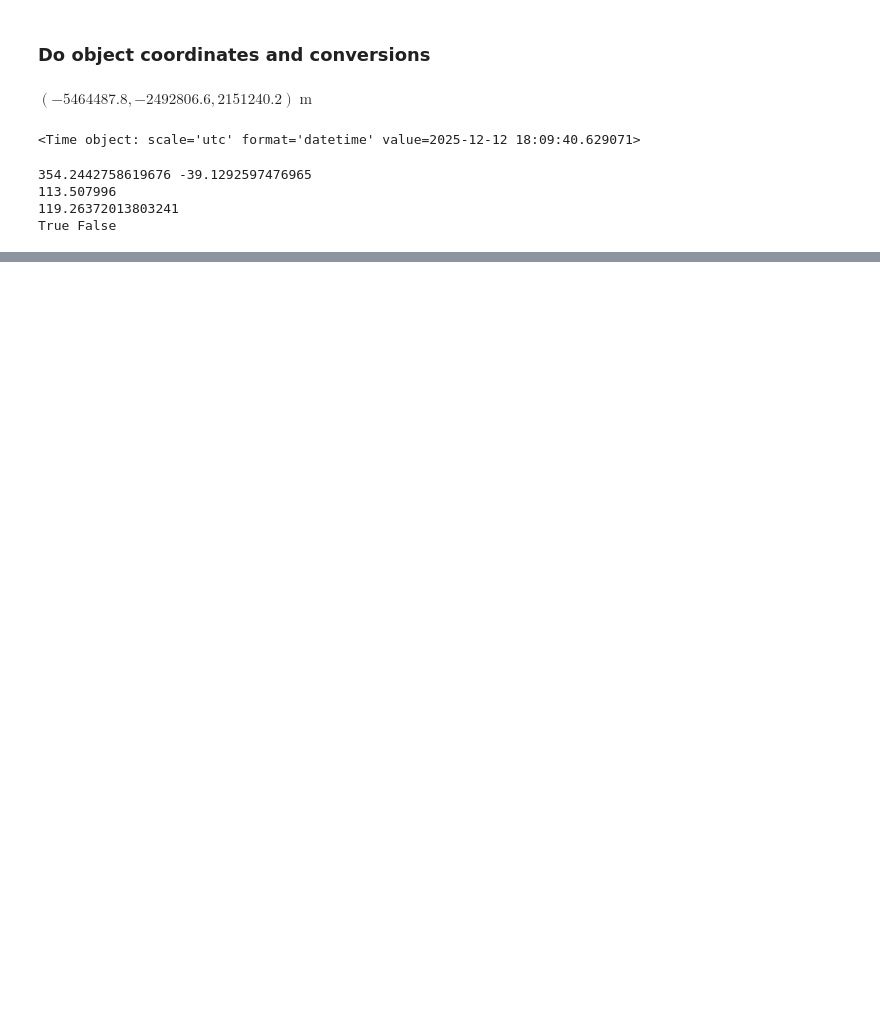
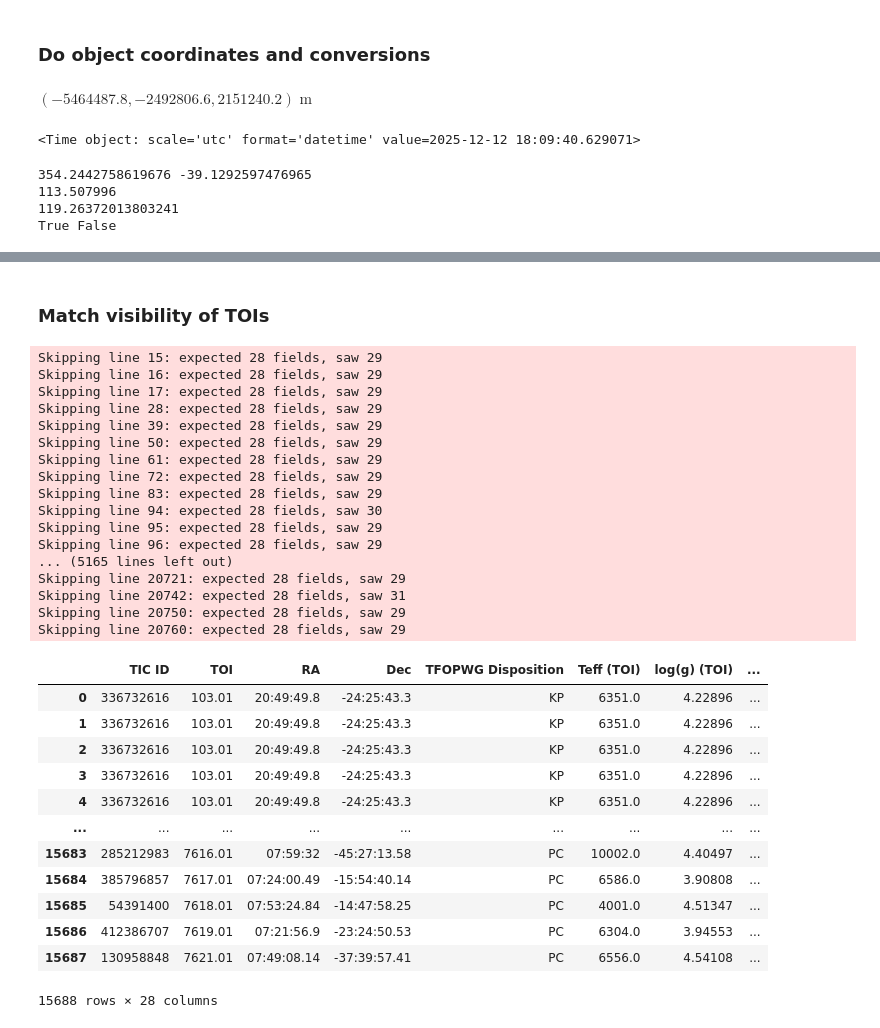
Before and after one commit to isa-kain/twilight, a Jupyter notebook: Pointing constraints tool.ipynb, the cells around one changed output, grey strips where cells are left out. Drawn from its saved outputs; the diff is of its cells as text; code cells hidden in the pictures; blank space fills up the shorter version.

```diff
--- a/Pointing constraints tool.ipynb
+++ b/Pointing constraints tool.ipynb
@@ -612,0 +620,37 @@ plt.show()
+# %% [markdown]
+### Match visibility of TOIs
+# %%
+toi_list = pd.read_csv('/Users/isabelkain/Desktop/Twilight_/twilight-observing-tool/exofop_tess(1).csv',
+                       skiprows=2, on_bad_lines='warn')
+toi_list
+# %% [output]
+Skipping line 15: expected 28 fields, saw 29
+Skipping line 16: expected 28 fields, saw 29
+Skipping line 17: expected 28 fields, saw 29
+Skipping line 28: expected 28 fields, saw 29
+Skipping line 39: expected 28 fields, saw 29
+Skipping line 50: expected 28 fields, saw 29
+Skipping line 61: expected 28 fields, saw 29
+Skipping line 72: expected 28 fields, saw 29
+Skipping line 83: expected 28 fields, saw 29
+Skipping line 94: expected 28 fields, saw 30
+Skipping line 95: expected 28 fields, saw 29
+Skipping line 96: expected 28 fields, saw 29
+... (5165 lines left out)
+Skipping line 20721: expected 28 fields, saw 29
+Skipping line 20742: expected 28 fields, saw 31
+Skipping line 20750: expected 28 fields, saw 29
+Skipping line 20760: expected 28 fields, saw 29
+|  | TIC ID | TOI | RA | Dec | TFOPWG Disposition | Teff (TOI) | log(g) (TOI) | ... |
+| 0 | 336732616 | 103.01 | 20:49:49.8 | -24:25:43.3 | KP | 6351.0 | 4.22896 | ... |
+| 1 | 336732616 | 103.01 | 20:49:49.8 | -24:25:43.3 | KP | 6351.0 | 4.22896 | ... |
+| 2 | 336732616 | 103.01 | 20:49:49.8 | -24:25:43.3 | KP | 6351.0 | 4.22896 | ... |
+| 3 | 336732616 | 103.01 | 20:49:49.8 | -24:25:43.3 | KP | 6351.0 | 4.22896 | ... |
+| 4 | 336732616 | 103.01 | 20:49:49.8 | -24:25:43.3 | KP | 6351.0 | 4.22896 | ... |
+| ... | ... | ... | ... | ... | ... | ... | ... | ... |
+| 15683 | 285212983 | 7616.01 | 07:59:32 | -45:27:13.58 | PC | 10002.0 | 4.40497 | ... |
+| 15684 | 385796857 | 7617.01 | 07:24:00.49 | -15:54:40.14 | PC | 6586.0 | 3.90808 | ... |
+| 15685 | 54391400 | 7618.01 | 07:53:24.84 | -14:47:58.25 | PC | 4001.0 | 4.51347 | ... |
+| 15686 | 412386707 | 7619.01 | 07:21:56.9 | -23:24:50.53 | PC | 6304.0 | 3.94553 | ... |
+| 15687 | 130958848 | 7621.01 | 07:49:08.14 | -37:39:57.41 | PC | 6556.0 | 4.54108 | ... |
+15688 rows × 28 columns
```
Also changed, not shown: parts of 26 cells of this notebook, 5 other files.
